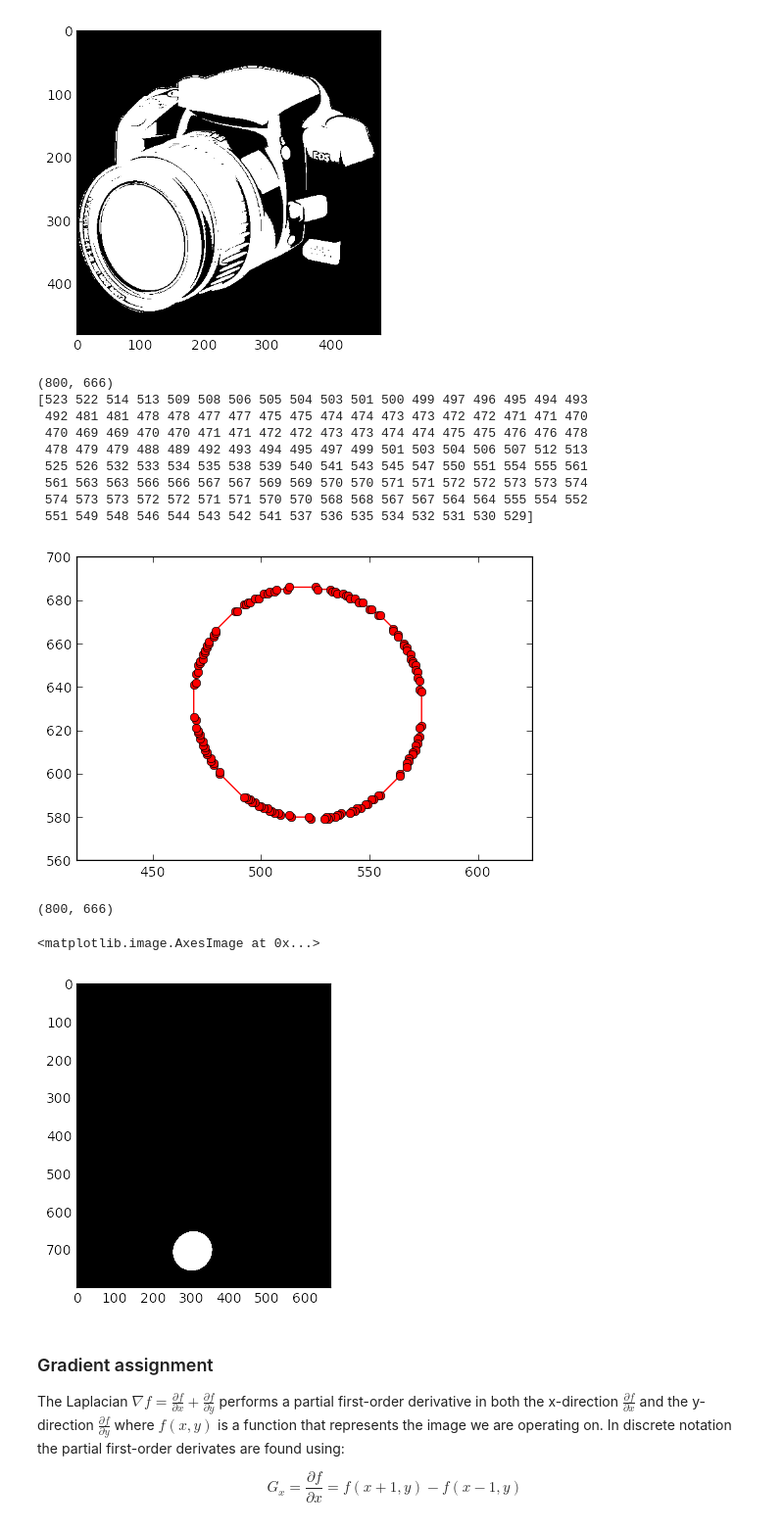
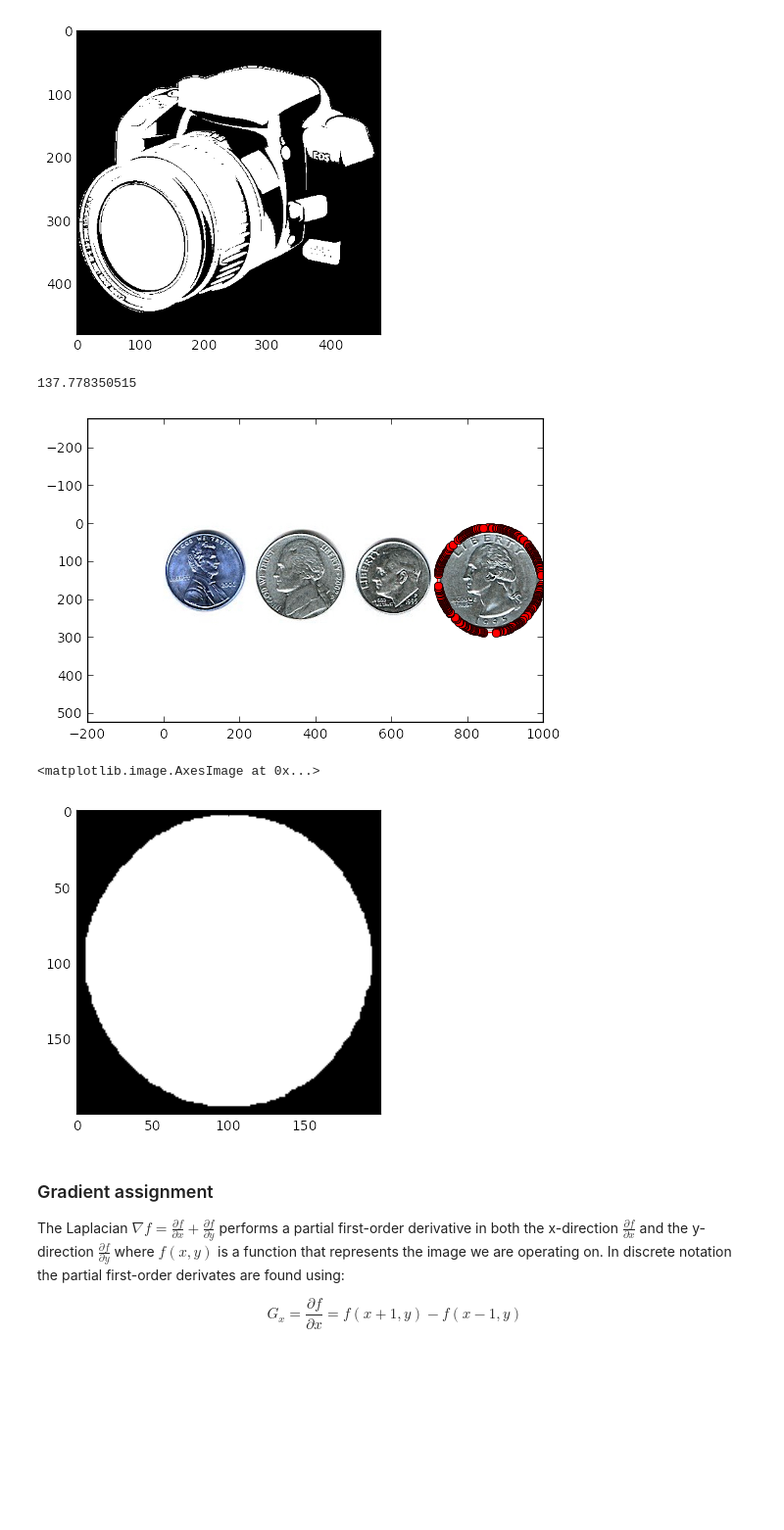
Before and after one commit to munsellb/ComputerVision, a Jupyter notebook: Brent.ipynb, the cells around one changed output. Shown: that part at 98% size. Drawn from its saved outputs; the diff is of its cells as text; code cells hidden in the pictures; blank space fills up the shorter version.

```diff
--- a/Brent.ipynb
+++ b/Brent.ipynb
@@ -23,45 +23,59 @@ plt.imshow( B, cmap='gray')
 <matplotlib.image.AxesImage at 0x...>
 [figure]
 # %%
-filename = '/Users/munsellb/coins.jpeg'
+filename = '/Users/munsellb/coins2.jpeg'
 I = cv2.imread( filename )
+
+plt.figure()
+plt.imshow( I )
 G = cv2.cvtColor( I, cv2.COLOR_BGR2GRAY )
 
-print G.shape
+S = np.zeros( (200,200) )
+B = cv2.GaussianBlur( G,(25,25),2.5)
+[ret, thresh] = cv2.threshold( B, 240, 255, cv2.THRESH_BINARY )
 
-S = np.zeros( G.shape )
-B = cv2.GaussianBlur( G,(5,5),0.5)
-[ret, thresh] = cv2.threshold( B, 50, 255, cv2.THRESH_BINARY )
-
-#plt.imshow( thresh )
+#plt.imshow( thresh , cmap='gray')
 
 contours,h = cv2.findContours(thresh, cv2.RETR_TREE, cv2.CHAIN_APPROX_SIMPLE )
 
-L=contours[1][:,0]
-print L[:,0]
+L=contours[4][:,0]
+
+#print L
+
+Xc = L[:,1] - np.mean( L[:,1] )
+Yc = L[:,0] - np.mean( L[:,0] )
+
+x_max = np.absolute( np.amax( Xc ) )
+y_max = np.absolute( np.amax( Yc ) )
+
+d_max = x_max;
+
+if y_max > d_max:
+     d_max = y_max
+
+print d_max
+
+X = Xc*(d_max/200) + 100
+Y = Yc*(d_max/200) + 100
+
+#X = (Xc/d_max)*(200/5) + 100
+#Y = (Yc/d_max)*(200/5) + 100
+
+# print L[:,0]
 plt.plot( L[:,0], L[:,1], 'ro-')
 plt.axis( 'equal' )
 plt.show();
 
-cv2.drawContours(S, contours, 0, 255, -1 )
+O = np.matrix([Y,X]).transpose(1,0)
+cv2.drawContours(S, [O.astype(int)], -1, 255, -1 )
 
-print S.shape
-
+plt.figure()
 plt.imshow( S, cmap='gray')
 # %% [output]
-(800, 666)
-[523 522 514 513 509 508 506 505 504 503 501 500 499 497 496 495 494 493
- 492 481 481 478 478 477 477 475 475 474 474 473 473 472 472 471 471 470
- 470 469 469 470 470 471 471 472 472 473 473 474 474 475 475 476 476 478
- 478 479 479 488 489 492 493 494 495 497 499 501 503 504 506 507 512 513
- 525 526 532 533 534 535 538 539 540 541 543 545 547 550 551 554 555 561
- 561 563 563 566 566 567 567 569 569 570 570 571 571 572 572 573 573 574
- 574 573 573 572 572 571 571 570 570 568 568 567 567 564 564 555 554 552
- 551 549 548 546 544 543 542 541 537 536 535 534 532 531 530 529]
+137.778350515
-[figure, old version]
+[figure, new version]
-(800, 666)
+<matplotlib.image.AxesImage at 0x...>
-<matplotlib.image.AxesImage at 0x...>
-[figure, old version]
+[figure, new version]
 # %% [markdown]
 ### Gradient assignment
 
```
Also changed, not shown: parts of 5 cells of this notebook.
